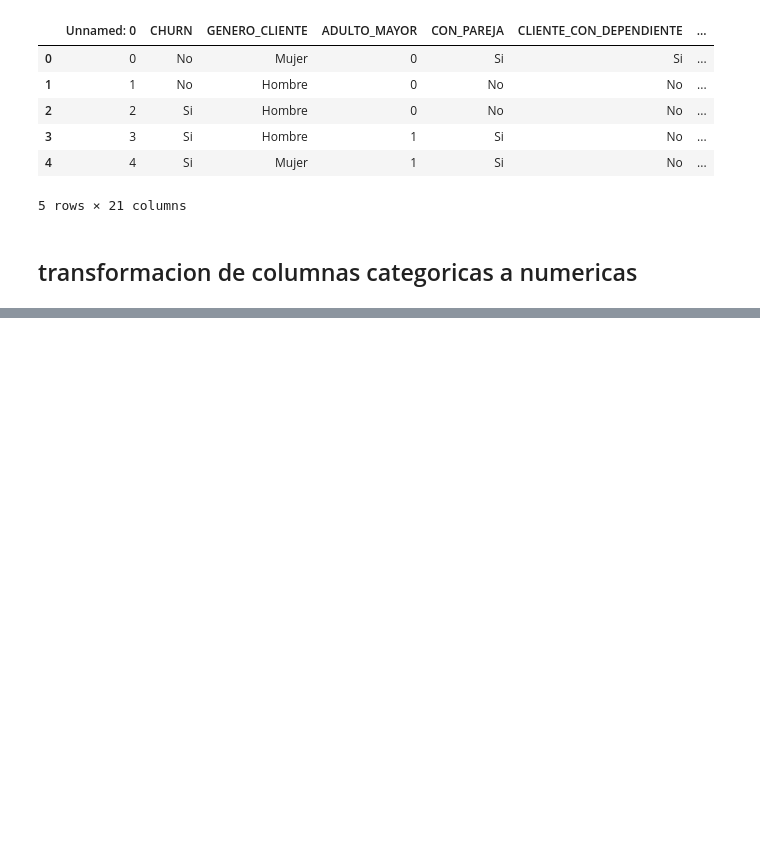
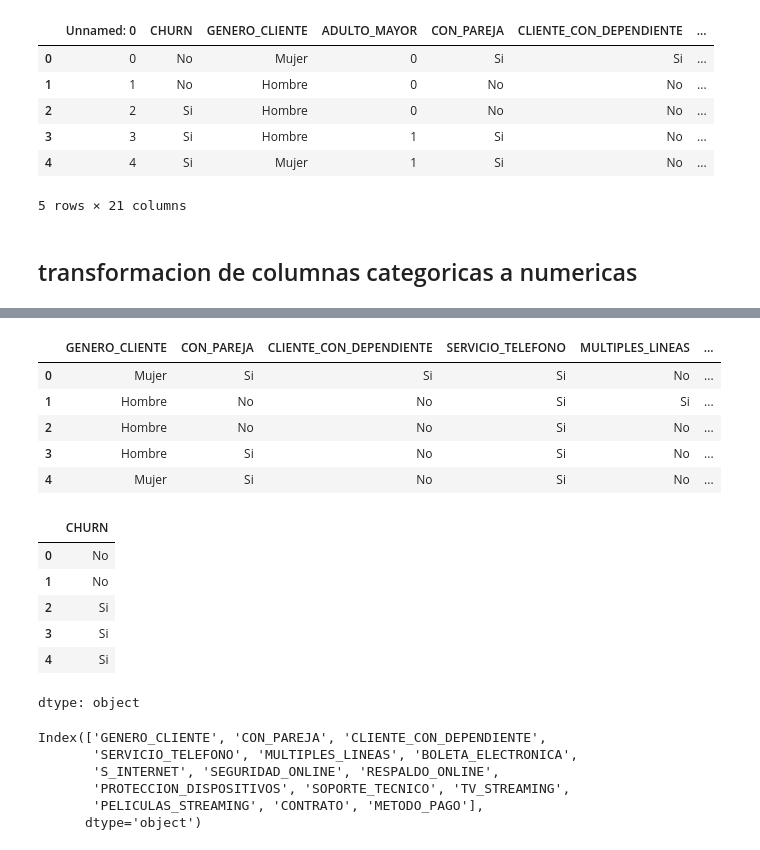
Before and after one commit to raohxxx/Telecom-2-challenge, a Jupyter notebook: telecomX2.ipynb, the cells around one changed output, grey strips where cells are left out. Cells and saved outputs as stored; diff of their text form; code cells hidden in the pictures; blank space fills up the shorter version.

```diff
--- a/telecomX2.ipynb
+++ b/telecomX2.ipynb
@@ -142,0 +129,31 @@ memory usage: 2.3 MB
+# %%
+X=df_encoded.drop(columns=['CHURN'])
+y=df_encoded['CHURN']
+display(X.head())
+display(y.head())
+# %% [output]
+|  | GENERO_CLIENTE | CON_PAREJA | CLIENTE_CON_DEPENDIENTE | SERVICIO_TELEFONO | MULTIPLES_LINEAS | ... |
+| 0 | Mujer | Si | Si | Si | No | ... |
+| 1 | Hombre | No | No | Si | Si | ... |
+| 2 | Hombre | No | No | Si | No | ... |
+| 3 | Hombre | Si | No | Si | No | ... |
+| 4 | Mujer | Si | No | Si | No | ... |
+|  | CHURN |
+| 0 | No |
+| 1 | No |
+| 2 | Si |
+| 3 | Si |
+| 4 | Si |
+dtype: object
+# %%
+from sklearn.compose import make_column_transformer
+from sklearn.preprocessing import OneHotEncoder
+columnas = X.columns
+display(columnas)
+# %% [output]
+Index(['GENERO_CLIENTE', 'CON_PAREJA', 'CLIENTE_CON_DEPENDIENTE',
+       'SERVICIO_TELEFONO', 'MULTIPLES_LINEAS', 'BOLETA_ELECTRONICA',
+       'S_INTERNET', 'SEGURIDAD_ONLINE', 'RESPALDO_ONLINE',
+       'PROTECCION_DISPOSITIVOS', 'SOPORTE_TECNICO', 'TV_STREAMING',
+       'PELICULAS_STREAMING', 'CONTRATO', 'METODO_PAGO'],
+      dtype='object')
```
Also changed, not shown: parts of 8 cells of this notebook.
